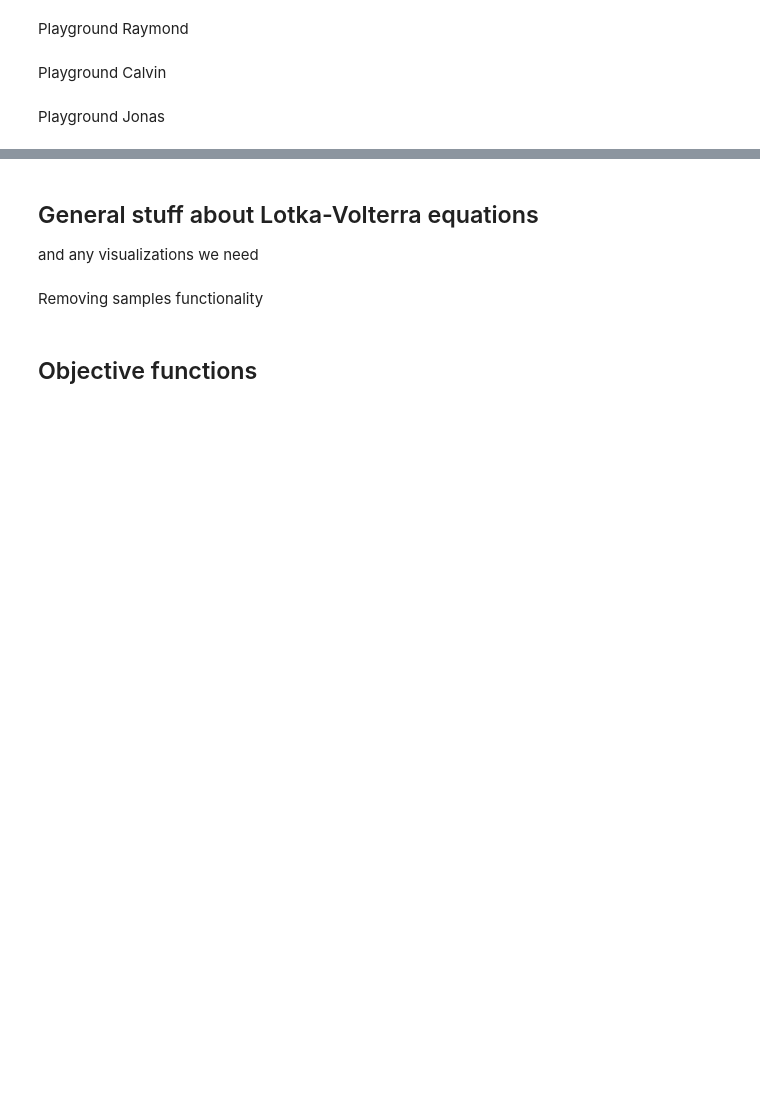
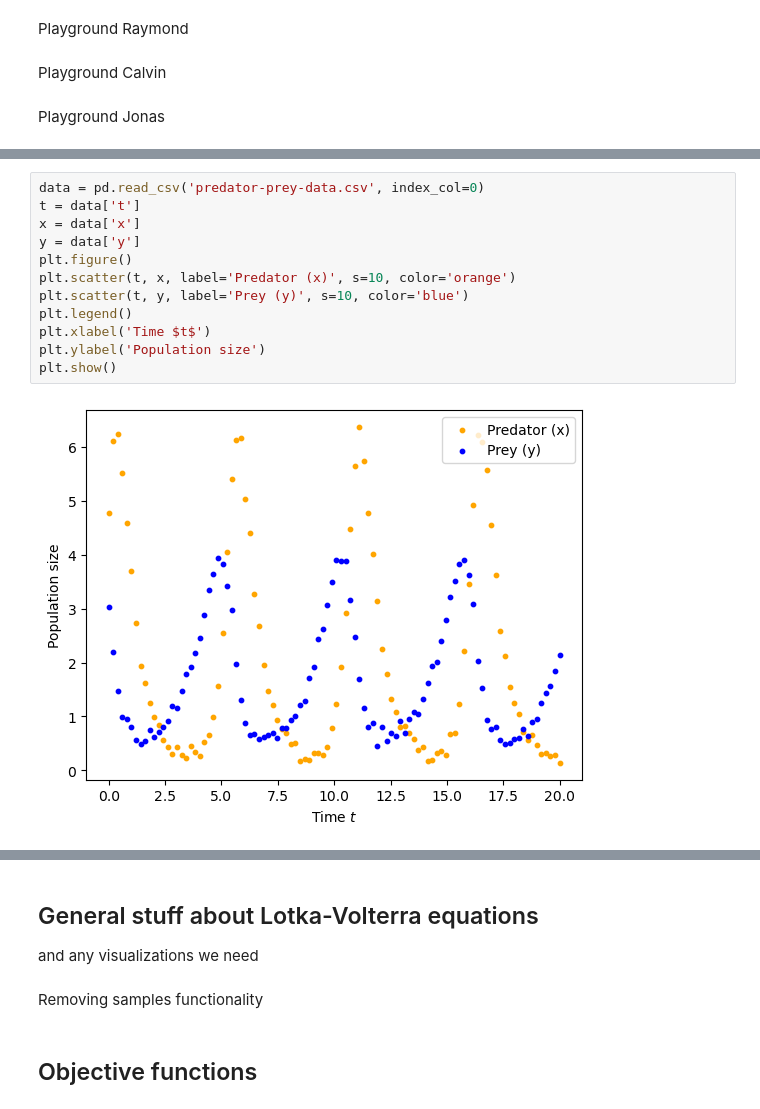
Before and after one commit to jonas4climate/ss-assignment-3, a Jupyter notebook: CalvinLaw_11306734_RaymondZhang_14865904_JonasSchaefer_14039982_3.ipynb, the cells around one changed output, grey strips where cells are left out. Saved outputs shown, nothing was run; the diff lists cells and outputs as text; blank space fills up the shorter version.

```diff
--- a/CalvinLaw_11306734_RaymondZhang_14865904_JonasSchaefer_14039982_3.ipynb
+++ b/CalvinLaw_11306734_RaymondZhang_14865904_JonasSchaefer_14039982_3.ipynb
@@ -23,0 +39,14 @@ Playground Jonas
+# %%
+data = pd.read_csv('predator-prey-data.csv', index_col=0)
+t = data['t']
+x = data['x']
+y = data['y']
+plt.figure()
+plt.scatter(t, x, label='Predator (x)', s=10, color='orange')
+plt.scatter(t, y, label='Prey (y)', s=10, color='blue')
+plt.legend()
+plt.xlabel('Time $t$')
+plt.ylabel('Population size')
+plt.show()
+# %% [output]
+[figure, added]
```
Also changed, not shown: parts of 3 cells of this notebook.
